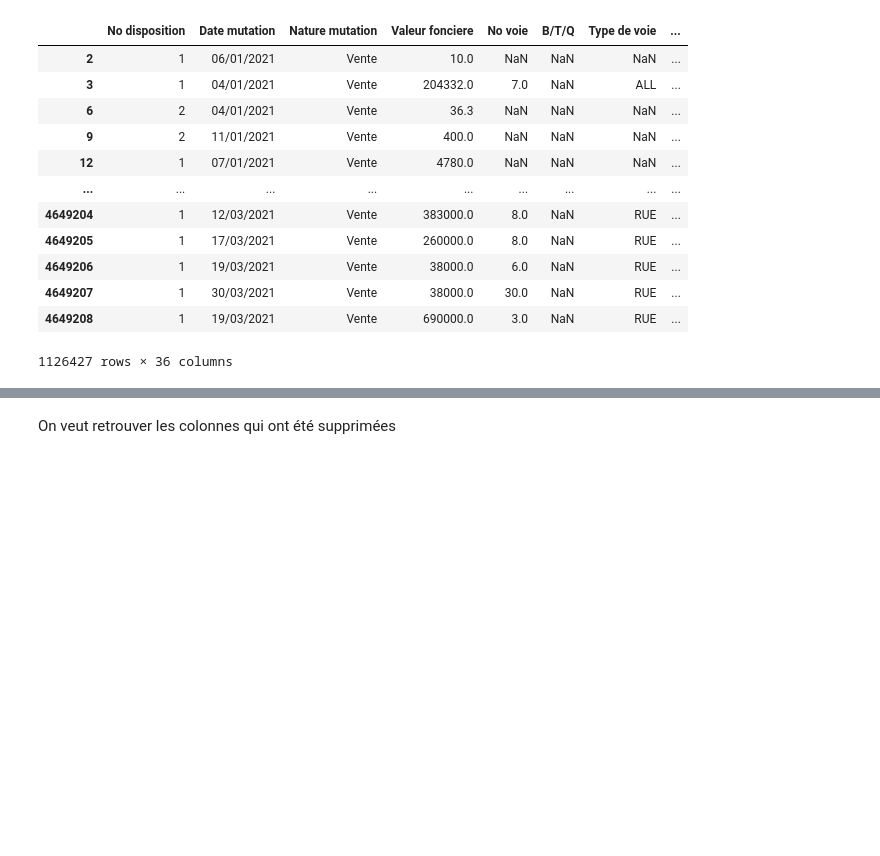
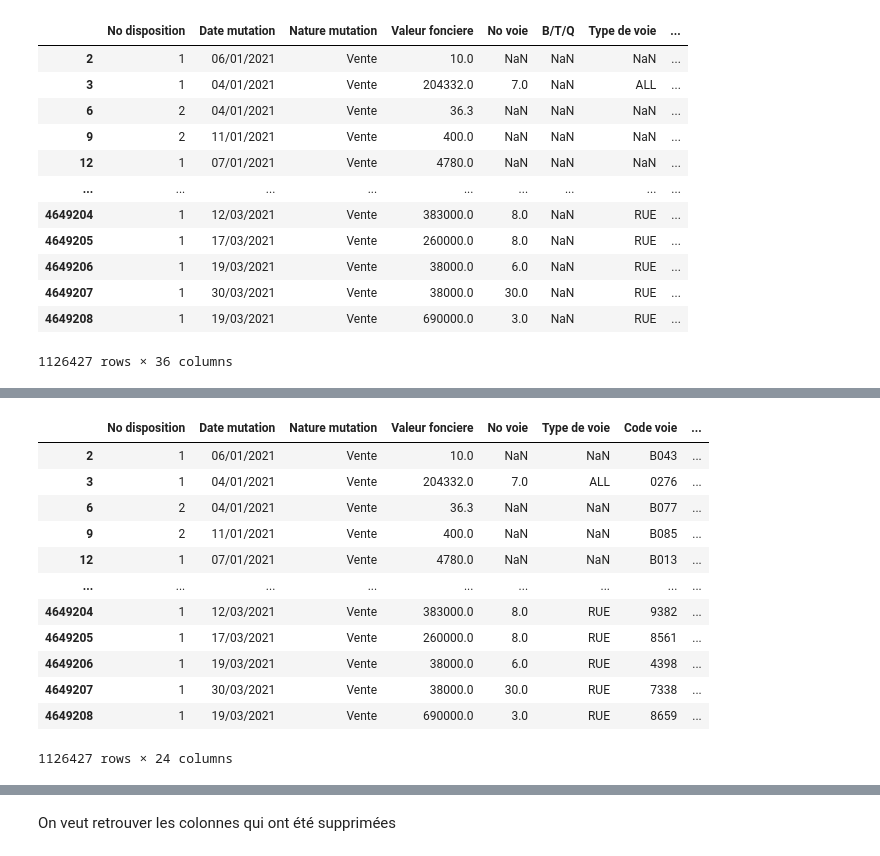
Before and after one commit to dounya-bourhani/ProjetPython, a Jupyter notebook: traitement_valeurs_foncieres_2021.ipynb, the cells around one changed output, grey strips where cells are left out. Cells and saved outputs as stored; diff of their text form; code cells hidden in the pictures; blank space fills up the shorter version.

```diff
--- a/traitement_valeurs_foncieres_2021.ipynb
+++ b/traitement_valeurs_foncieres_2021.ipynb
@@ -54,0 +123,18 @@ NameError: name 'pourcentage_manquant' is not defined
+# %%
+#On supprime les colonnes
+df_wo_NaN  = df_wo_NaN.drop(columns= {'Surface Carrez du 5eme lot', 'Surface Carrez du 4eme lot', 'Surface Carrez du 3eme lot', 'No Volume', '5eme lot', '4eme lot', '3eme lot', 'Surface Carrez du 2eme lot', 'Nature culture speciale', 'B/T/Q',  'Prefixe de section', '2eme lot'})
+df_wo_NaN
+# %% [output]
+|  | No disposition | Date mutation | Nature mutation | Valeur fonciere | No voie | Type de voie | Code voie | ... |
+| 2 | 1 | 06/01/2021 | Vente | 10.0 | NaN | NaN | B043 | ... |
+| 3 | 1 | 04/01/2021 | Vente | 204332.0 | 7.0 | ALL | 0276 | ... |
+| 6 | 2 | 04/01/2021 | Vente | 36.3 | NaN | NaN | B077 | ... |
+| 9 | 2 | 11/01/2021 | Vente | 400.0 | NaN | NaN | B085 | ... |
+| 12 | 1 | 07/01/2021 | Vente | 4780.0 | NaN | NaN | B013 | ... |
+| ... | ... | ... | ... | ... | ... | ... | ... | ... |
+| 4649204 | 1 | 12/03/2021 | Vente | 383000.0 | 8.0 | RUE | 9382 | ... |
+| 4649205 | 1 | 17/03/2021 | Vente | 260000.0 | 8.0 | RUE | 8561 | ... |
+| 4649206 | 1 | 19/03/2021 | Vente | 38000.0 | 6.0 | RUE | 4398 | ... |
+| 4649207 | 1 | 30/03/2021 | Vente | 38000.0 | 30.0 | RUE | 7338 | ... |
+| 4649208 | 1 | 19/03/2021 | Vente | 690000.0 | 3.0 | RUE | 8659 | ... |
+1126427 rows × 24 columns
```
Also changed, not shown: parts of 12 cells of this notebook.
